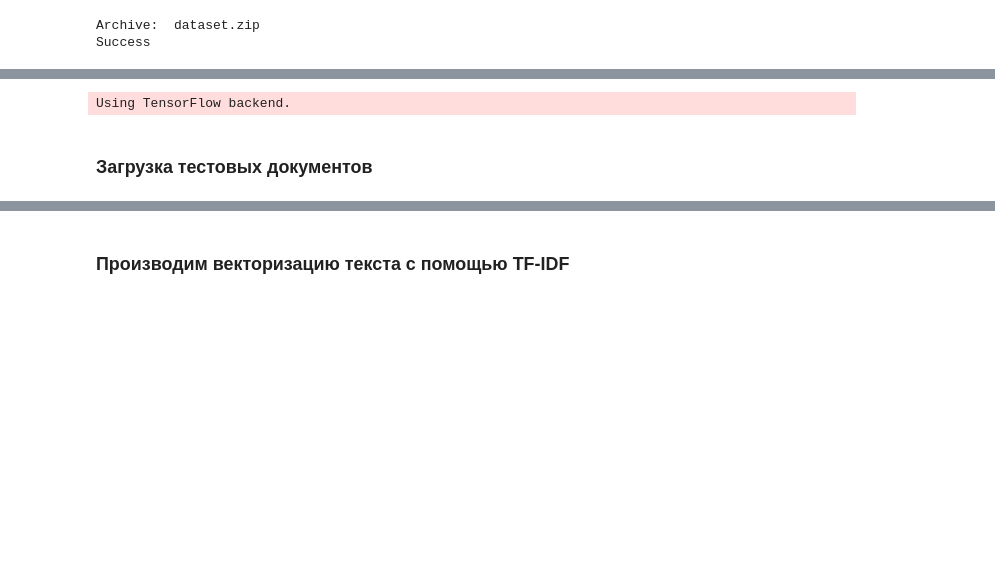
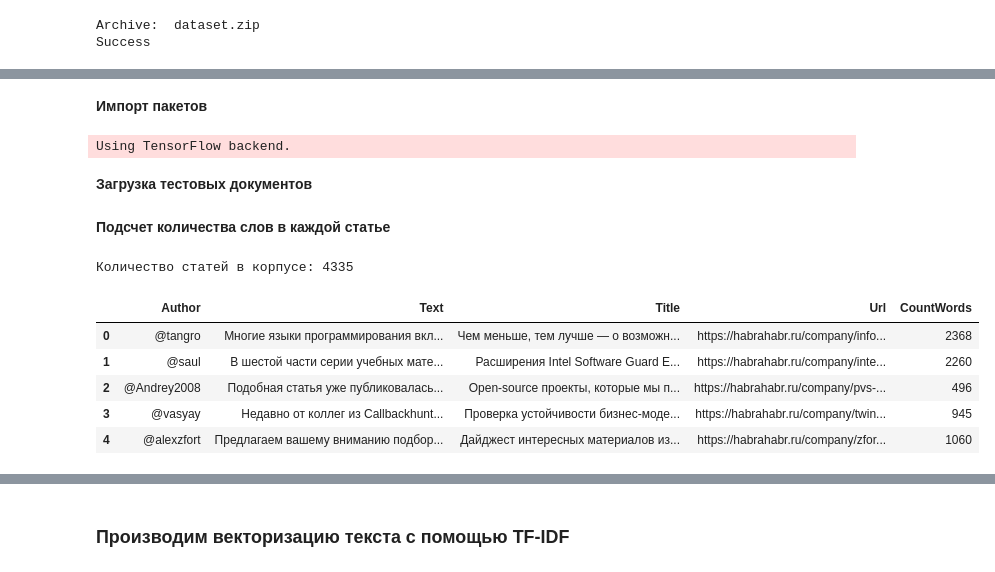
Before and after one commit to XATTABrus/DeterminationOfAuthors, a Jupyter notebook: DetectedAuthorRNN.ipynb, the cells around one changed output, grey strips where cells are left out. Saved outputs shown, nothing was run; the diff lists cells and outputs as text; code cells hidden in the pictures; blank space fills up the shorter version.

```diff
--- a/DetectedAuthorRNN.ipynb
+++ b/DetectedAuthorRNN.ipynb
@@ -12,3 +18,5 @@ Success
+# %% [markdown]
+**Импорт пакетов**
 # %%
 from matplotlib import pyplot as plt
 from sklearn.preprocessing import LabelEncoder, OneHotEncoder
@@ -25,7 +33,7 @@ import os
 # %% [output]
 Using TensorFlow backend.
 # %% [markdown]
-### Загрузка тестовых документов
+**Загрузка тестовых документов**
 # %%
 #path = 'D:\Разработка\DataScience\Habrahabr'
 path = 'Habrahabr/'
@@ -42,3 +50,17 @@ for file_name in files:
     row = pd.Series([url, title, text, author], index=['Url', 'Title', 'Text', 'Author'])
     data_frame = data_frame.append(row, ignore_index=True)
     file_obj.close()
+# %% [markdown]
+**Подсчет количества слов в каждой статье**
+# %%
+data_frame['CountWords'] = data_frame['Text'].map(lambda x: len(x.split()))
+print('Количество статей в корпусе:', len(data_frame))
+data_frame.head()
+# %% [output]
+Количество статей в корпусе: 4335
+|  | Author | Text | Title | Url | CountWords |
+| 0 | @tangro | Многие языки программирования вкл... | Чем меньше, тем лучше — о возможн... | https://habrahabr.ru/company/info... | 2368 |
+| 1 | @saul | В шестой части серии учебных мате... | Расширения Intel Software Guard E... | https://habrahabr.ru/company/inte... | 2260 |
+| 2 | @Andrey2008 | Подобная статья уже публиковалась... | Open-source проекты, которые мы п... | https://habrahabr.ru/company/pvs-... | 496 |
+| 3 | @vasyay | Недавно от коллег из Callbackhunt... | Проверка устойчивости бизнес-моде... | https://habrahabr.ru/company/twin... | 945 |
+| 4 | @alexzfort | Предлагаем вашему вниманию подбор... | Дайджест интересных материалов из... | https://habrahabr.ru/company/zfor... | 1060 |
```
Also changed, not shown: parts of 21 cells of this notebook, 2 other files.
